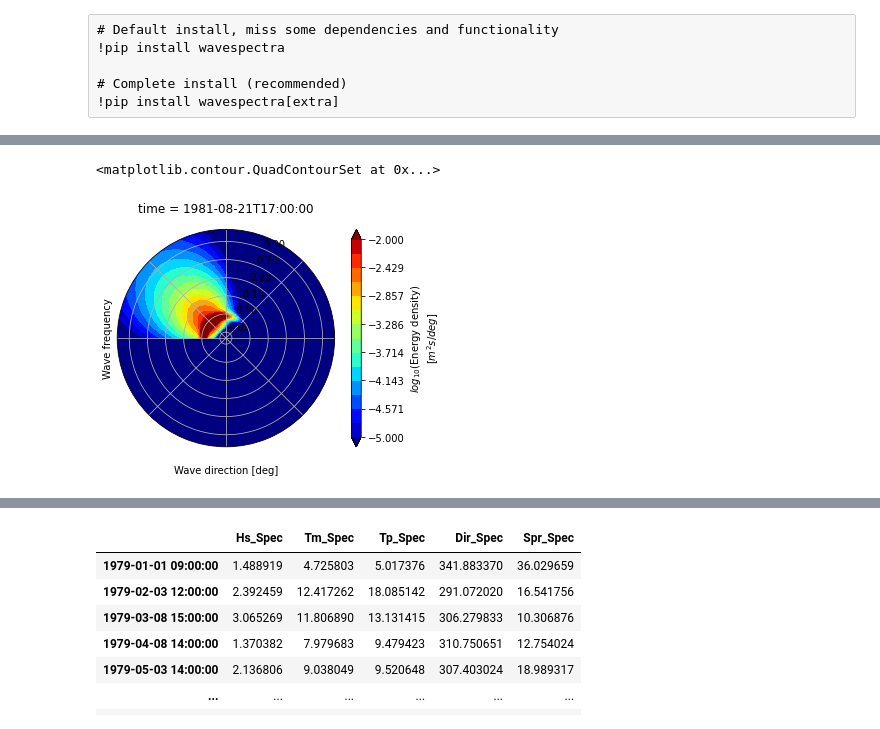
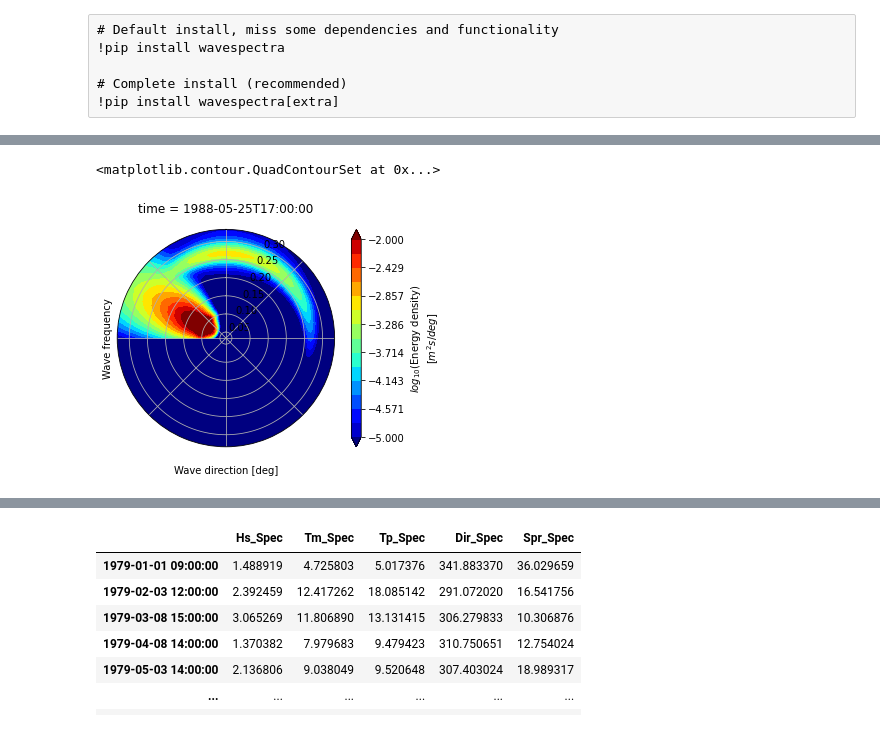
Before and after one commit to javitausia/DeliWaves, a Jupyter notebook: spectra/spectra_notebook.ipynb, the cells around one changed output, grey strips where cells are left out. Drawn from its saved outputs; the diff is of its cells as text; code cells hidden in the pictures.

```diff
--- a/spectra/spectra_notebook.ipynb
+++ b/spectra/spectra_notebook.ipynb
@@ -183,7 +185,7 @@ for date in dates:
     else:
         if int(str(date)[11:13])>7 and int(str(date)[11:13])<20:
             daylight_dates.append(date)
-partitions = partitions.loc[daylight_dates][::3] # [::100] edit for tests
+partitions = partitions.loc[daylight_dates][::3][::100] # [::100] edit for tests
 print(partitions.info())
 # -------------------------------------------------------------------------- #
 # %% [output]
@@ -262,19 +264,19 @@ dtypes: float64(17)
 memory usage: 672.0 bytes
 None
 # %%
-print('Creating spectrums and elevations...')
+print('Creating spectrums...')
 print('--------------------------------------------')
 
 # A maximum of 400 data can be spectrally analyzed at the same time
 
 # Change test by test if wanted!!
 
-timesteps = 1
-timestep  = int(len(test)/timesteps)
+timesteps = 2
+timestep  = int(len(partitions)/timesteps)
 for ts in range(timesteps):
     print('Group number {}...'.format(ts+1))
     print('--------------------------------------------')
-    ts_spec = specfun.spectra(test.iloc[ts*timestep:(ts+1)*timestep],
+    ts_spec = specfun.spectra(partitions.iloc[ts*timestep:(ts+1)*timestep],
                               gamma_values=False)
     ts_spec = ts_spec.sum(dim='partition')
     if ts==0:
@@ -402,11 +416,11 @@ Coordinates:
 # %%
-specs.isel(time=34).spec.plot.contourf(
+specs.isel(time=120).spec.plot.contourf(
     cmap="jet",
     vmin=-5,
     vmax=-2,
     levels=15,
     add_colorbar=True,
 )
 # %% [output]
 <matplotlib.contour.QuadContourSet at 0x...>
-[figure, old version]
+[figure, new version]
```
Also changed, not shown: parts of 10 cells of this notebook, 3 other files.
